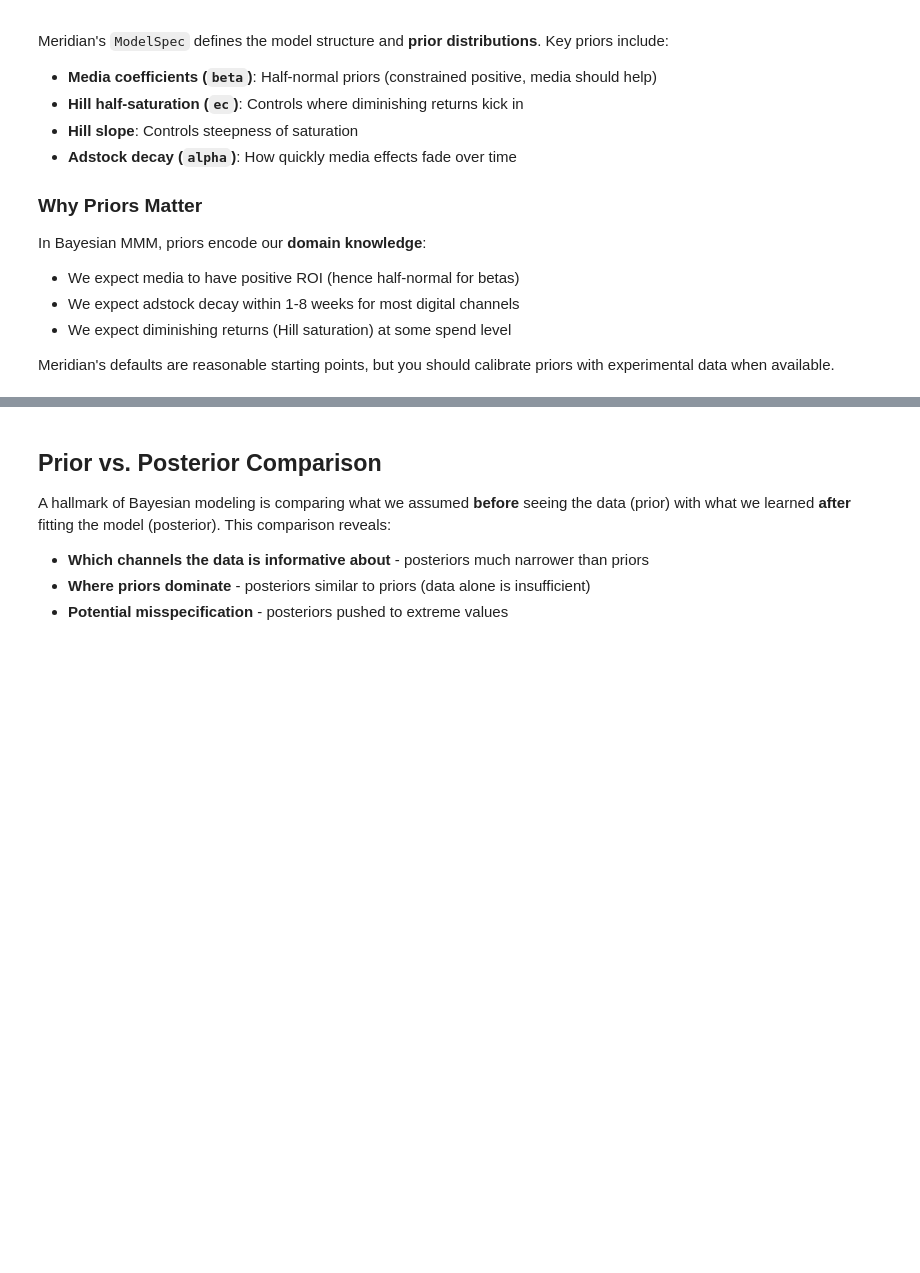
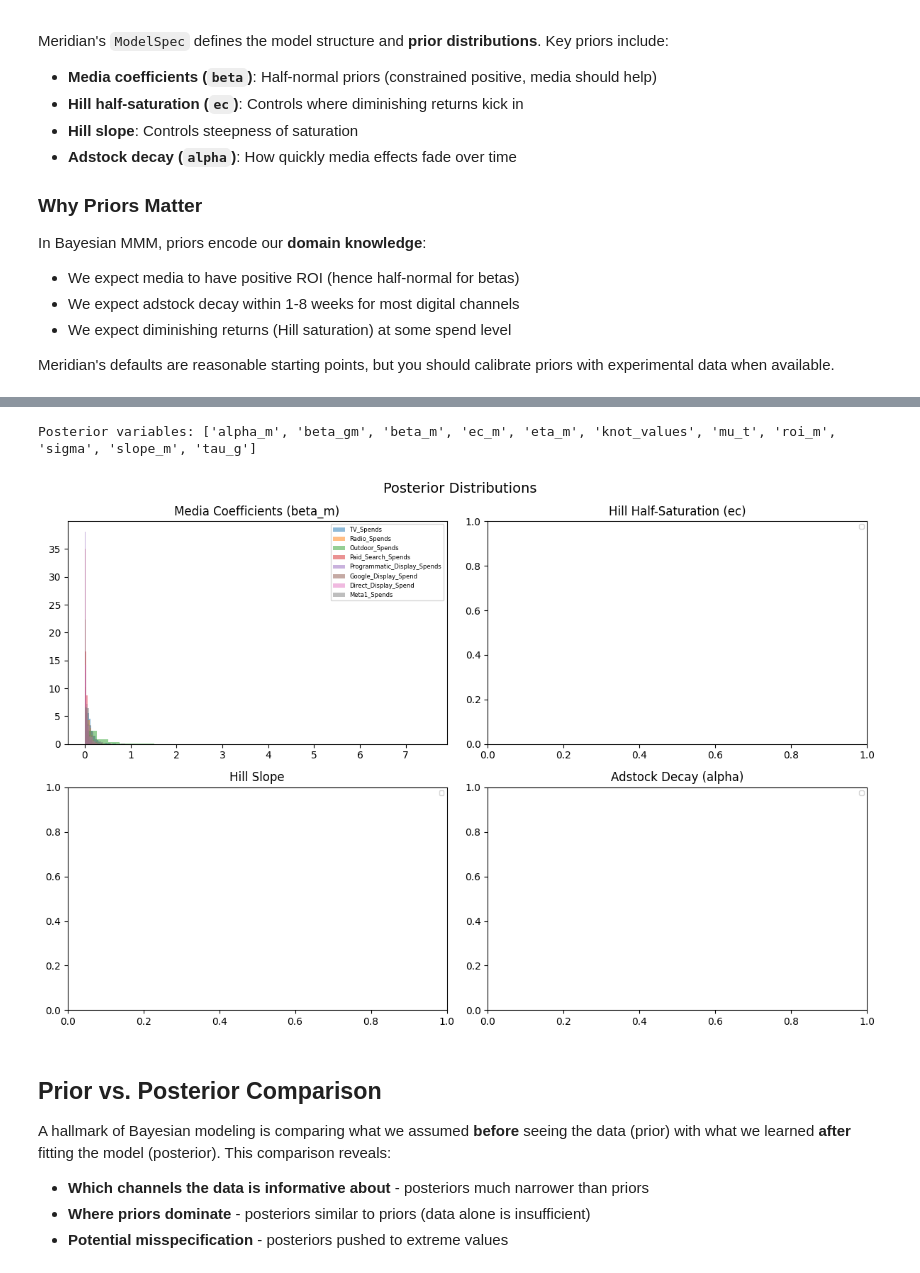
Before and after one commit to gdberrio/MarketingScience-CohortMarch26, a Jupyter notebook: week-3/session-5/session_05_meridian.ipynb, the cells around one changed output, grey strips where cells are left out. Cells and saved outputs as stored; diff of their text form; code cells hidden in the pictures; blank space fills up the shorter version.

```diff
--- a/week-3/session-5/session_05_meridian.ipynb
+++ b/week-3/session-5/session_05_meridian.ipynb
@@ -295,58 +440,67 @@ else:
 # --- Posterior Distributions for Key Parameters ---
 if MERIDIAN_AVAILABLE:
     try:
-        posterior = mmm.get_posterior_samples()
+        import arviz as az
+        inference_data = mmm.inference_data
+        posterior = inference_data.posterior
+
+        # List available parameter names
+        print(f"Posterior variables: {list(posterior.data_vars)}\n")
 
         fig, axes = plt.subplots(2, 2, figsize=(12, 8))
+        n_show = min(n_media, 8)  # limit channels shown for readability
 
-        # Media coefficients
+        # Media coefficients (beta_m)
         ax = axes[0, 0]
-        if 'beta_media' in posterior:
-            for i, ch in enumerate(media_cols):
-                samples = posterior['beta_media'][:, i]
-                ax.hist(samples, bins=30, alpha=0.5, label=ch, density=True)
-        ax.set_title('Media Coefficients (beta)')
-        ax.legend(fontsize=8)
+        if 'beta_m' in posterior:
+            for i in range(n_show):
+                samples = posterior['beta_m'].isel(media_channel=i).values.flatten()
+                ax.hist(samples, bins=30, alpha=0.5, label=media_cols[i], density=True)
+        ax.set_title('Media Coefficients (beta_m)')
+        ax.legend(fontsize=6)
 
         # Hill EC (half-saturation)
         ax = axes[0, 1]
         if 'ec' in posterior:
-            for i, ch in enumerate(media_cols):
-                samples = posterior['ec'][:, i]
-                ax.hist(samples, bins=30, alpha=0.5, label=ch, density=True)
+            for i in range(n_show):
+                samples = posterior['ec'].isel(media_channel=i).values.flatten()
+                ax.hist(samples, bins=30, alpha=0.5, label=media_cols[i], density=True)
         ax.set_title('Hill Half-Saturation (ec)')
-        ax.legend(fontsize=8)
+        ax.legend(fontsize=6)
 
         # Hill slope
         ax = axes[1, 0]
         if 'slope' in posterior:
-            for i, ch in enumerate(media_cols):
-                samples = posterior['slope'][:, i]
-                ax.hist(samples, bins=30, alpha=0.5, label=ch, density=True)
+            for i in range(n_show):
+                samples = posterior['slope'].isel(media_channel=i).values.flatten()
+                ax.hist(samples, bins=30, alpha=0.5, label=media_cols[i], density=True)
         ax.set_title('Hill Slope')
-        ax.legend(fontsize=8)
+        ax.legend(fontsize=6)
 
-        # Adstock decay
+        # Adstock decay (alpha)
         ax = axes[1, 1]
         if 'alpha' in posterior:
-            for i, ch in enumerate(media_cols):
-                samples = posterior['alpha'][:, i]
-                ax.hist(samples, bins=30, alpha=0.5, label=ch, density=True)
+            for i in range(n_show):
+                samples = posterior['alpha'].isel(media_channel=i).values.flatten()
+                ax.hist(samples, bins=30, alpha=0.5, label=media_cols[i], density=True)
         ax.set_title('Adstock Decay (alpha)')
-        ax.legend(fontsize=8)
+        ax.legend(fontsize=6)
 
         plt.suptitle('Posterior Distributions', fontsize=14)
         plt.tight_layout()
         plt.show()
     except Exception as e:
         print(f"Posterior visualization error: {e}")
 else:
     print("Posterior distributions require a fitted model.")
     print("\nKey parameters to examine:")
-    print("  - beta_media: channel effectiveness (higher = more impact per unit)")
+    print("  - beta_m: channel effectiveness (higher = more impact per unit)")
     print("  - ec: half-saturation point (higher = more headroom before saturation)")
     print("  - slope: saturation steepness (higher = sharper diminishing returns)")
     print("  - alpha: adstock decay rate (higher = effects persist longer)")
+# %% [output]
+Posterior variables: ['alpha_m', 'beta_gm', 'beta_m', 'ec_m', 'eta_m', 'knot_values', 'mu_t', 'roi_m', 'sigma', 'slope_m', 'tau_g']
+[figure, added]
 # %% [markdown]
 ## Prior vs. Posterior Comparison
 
```
Also changed, not shown: parts of 15 cells of this notebook, 2 other files.
